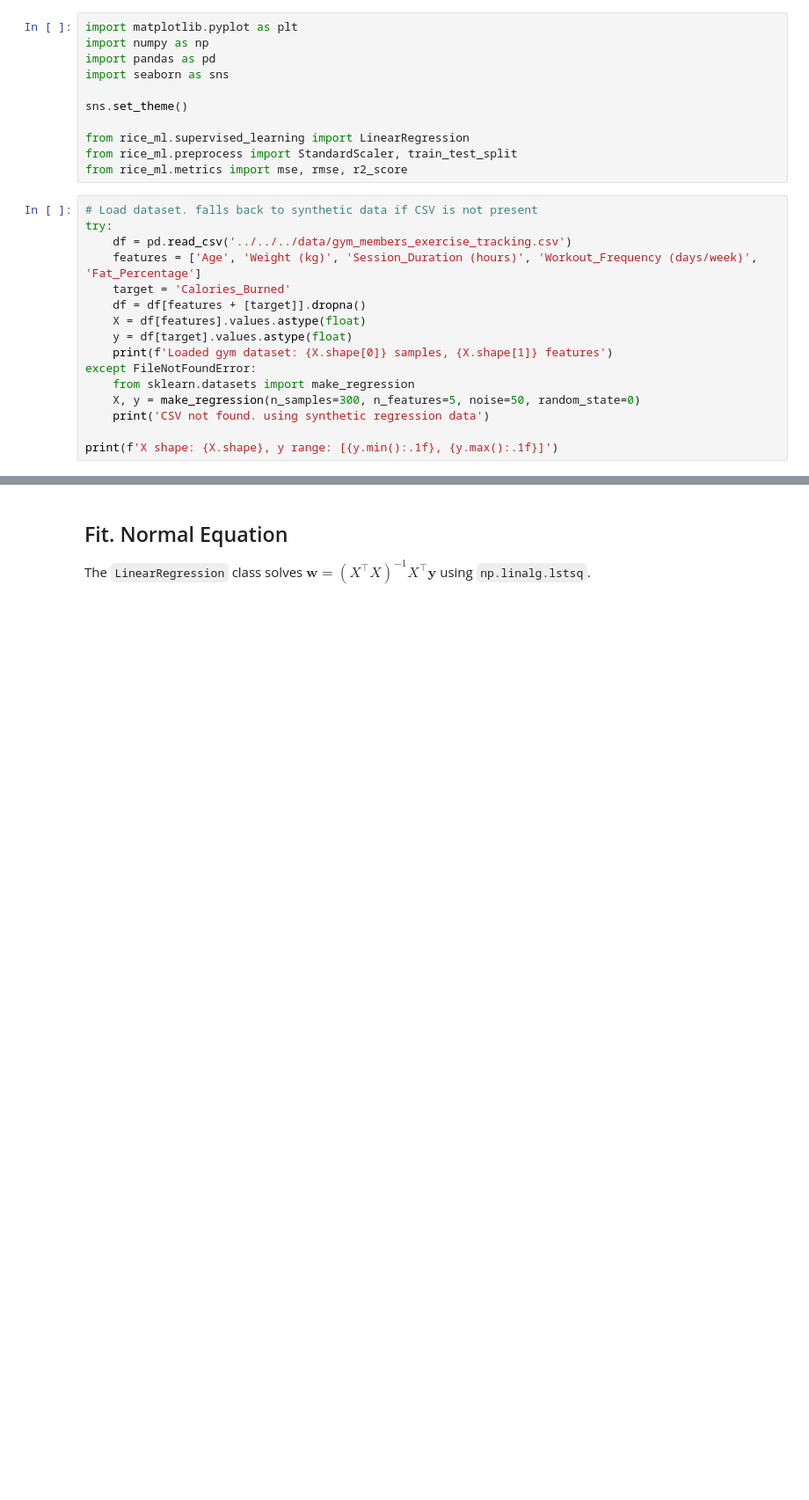
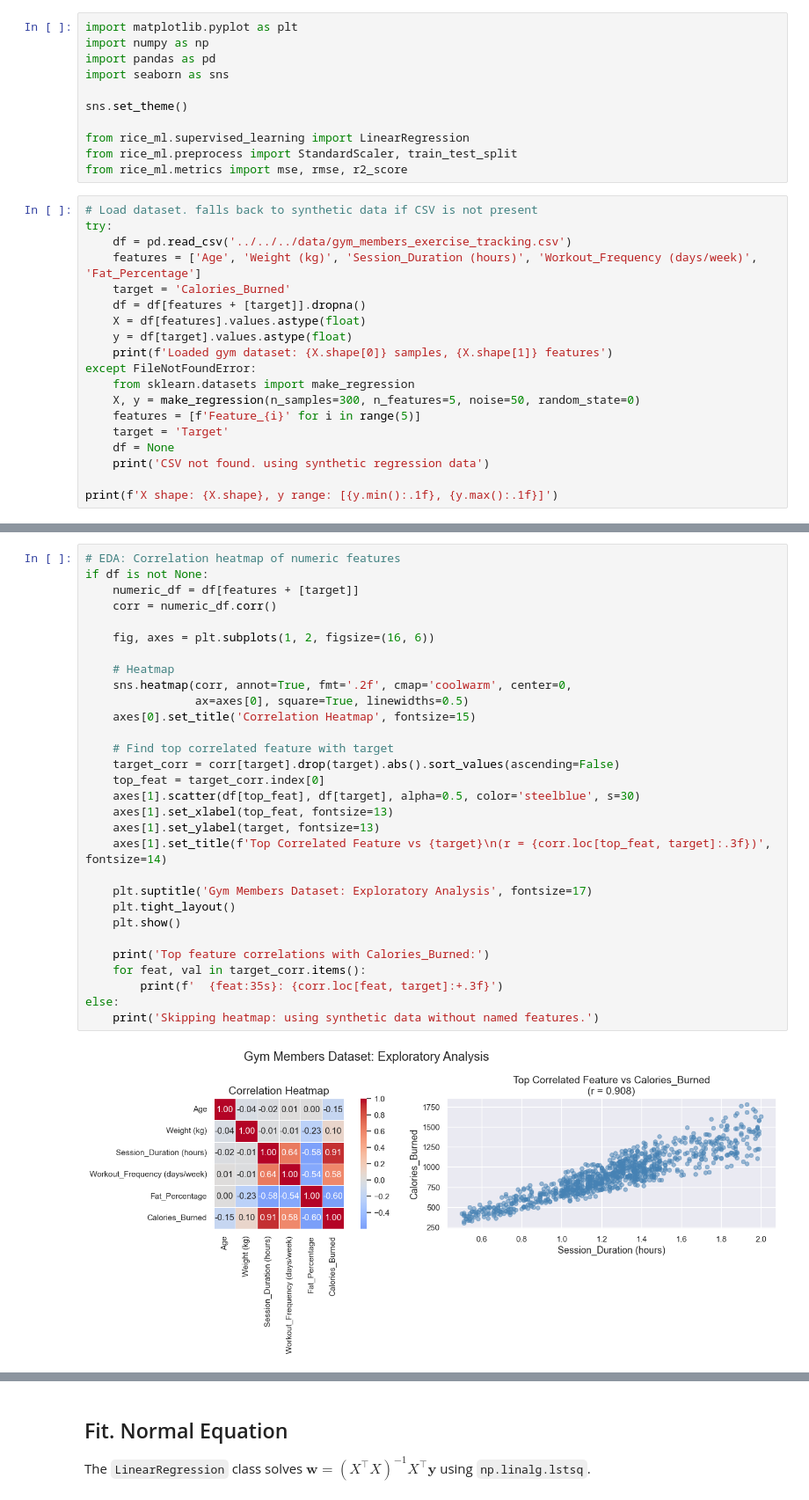
Before and after one commit to GraceYang9127/CMOR438Final, a Jupyter notebook: examples/Supervised Learning/Linear Regression/linear_regression.ipynb, the cells around one changed output, grey strips where cells are left out. Shown at 88% size. Cells and saved outputs as stored; diff of their text form; blank space fills up the shorter version.

```diff
--- a/examples/Supervised Learning/Linear Regression/linear_regression.ipynb
+++ b/examples/Supervised Learning/Linear Regression/linear_regression.ipynb
@@ -57,6 +113,9 @@ try:
 except FileNotFoundError:
     from sklearn.datasets import make_regression
     X, y = make_regression(n_samples=300, n_features=5, noise=50, random_state=0)
+    features = [f'Feature_{i}' for i in range(5)]
+    target = 'Target'
+    df = None
     print('CSV not found. using synthetic regression data')
 
 print(f'X shape: {X.shape}, y range: [{y.min():.1f}, {y.max():.1f}]')
@@ -62,0 +143,32 @@ print(f'X shape: {X.shape}, y range: [{y.min():.1f}, {y.max():.1f}]')
+# %%
+# EDA: Correlation heatmap of numeric features
+if df is not None:
+    numeric_df = df[features + [target]]
+    corr = numeric_df.corr()
+
+    fig, axes = plt.subplots(1, 2, figsize=(16, 6))
+
+    # Heatmap
+    sns.heatmap(corr, annot=True, fmt='.2f', cmap='coolwarm', center=0,
+                ax=axes[0], square=True, linewidths=0.5)
+    axes[0].set_title('Correlation Heatmap', fontsize=15)
+
+    # Find top correlated feature with target
+    target_corr = corr[target].drop(target).abs().sort_values(ascending=False)
+    top_feat = target_corr.index[0]
+    axes[1].scatter(df[top_feat], df[target], alpha=0.5, color='steelblue', s=30)
+    axes[1].set_xlabel(top_feat, fontsize=13)
+    axes[1].set_ylabel(target, fontsize=13)
+    axes[1].set_title(f'Top Correlated Feature vs {target}\n(r = {corr.loc[top_feat, target]:.3f})', fontsize=14)
+
+    plt.suptitle('Gym Members Dataset: Exploratory Analysis', fontsize=17)
+    plt.tight_layout()
+    plt.show()
+
+    print('Top feature correlations with Calories_Burned:')
+    for feat, val in target_corr.items():
+        print(f'  {feat:35s}: {corr.loc[feat, target]:+.3f}')
+else:
+    print('Skipping heatmap: using synthetic data without named features.')
+# %% [output]
+[figure, added]
```
Also changed, not shown: parts of 14 cells of this notebook, 2 other files.
